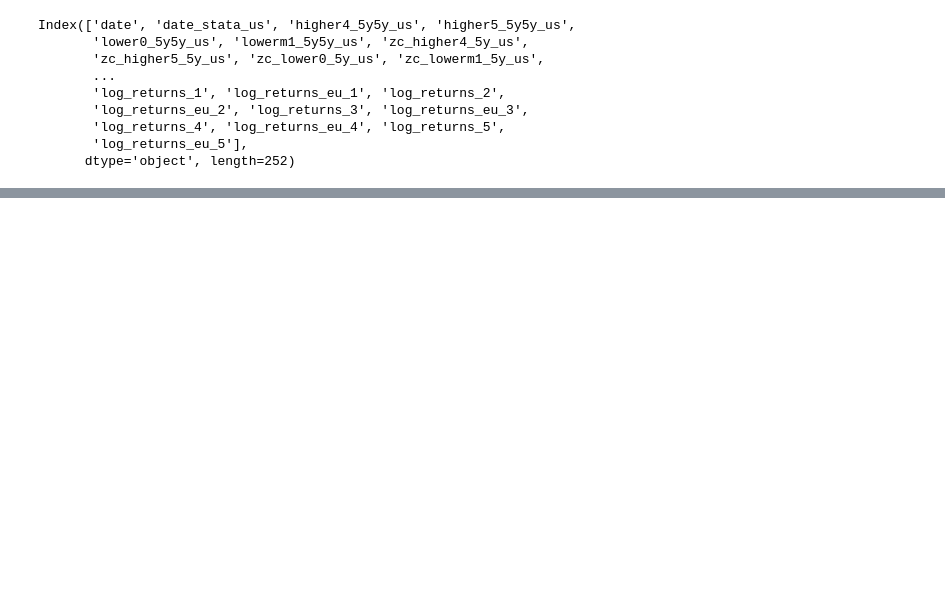
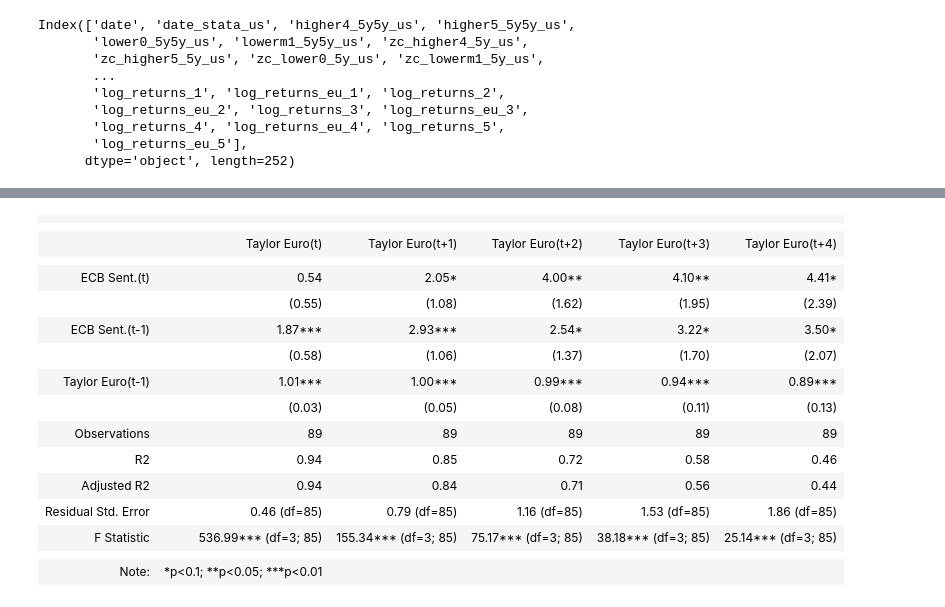
Before and after one commit to KyleNabors/Central-Bank-FinBERT-Analysis, a Jupyter notebook: Sentiment Graphs and Regressions.ipynb, the cells around one changed output, grey strips where cells are left out. Drawn from its saved outputs; the diff is of its cells as text; code cells hidden in the pictures; blank space fills up the shorter version.

```diff
--- a/Sentiment Graphs and Regressions.ipynb
+++ b/Sentiment Graphs and Regressions.ipynb
@@ -2725,0 +925,67 @@ Financial Stress Index Regressed on Fed Minutes Sentiment
+# %%
+# Define the independent variables for each regression
+x = [
+    "taylor_euro_1",
+    "press_conferences",
+    "press_conferences_lag_1",
+]
+
+yvar0 = "taylor_euro_forward_0"
+yvar1 = "taylor_euro_forward_1"
+yvar2 = "taylor_euro_forward_2"
+yvar3 = "taylor_euro_forward_3"
+yvar4 = "taylor_euro_forward_4"
+
+# Prepare the exogenous variables for each regression
+exog0 = sm.add_constant(sentiment[x]).dropna()
+exog1 = sm.add_constant(sentiment[x]).dropna()
+exog2 = sm.add_constant(sentiment[x]).dropna()
+exog3 = sm.add_constant(sentiment[x]).dropna()
+exog4 = sm.add_constant(sentiment[x]).dropna()
+
+# Fit the regression models
+reg0 = sm.OLS(endog=sentiment[yvar0].loc[exog0.index], exog=exog0).fit(cov_type="HC0")
+reg1 = sm.OLS(endog=sentiment[yvar1].loc[exog1.index], exog=exog1).fit(cov_type="HC0")
+reg2 = sm.OLS(endog=sentiment[yvar2].loc[exog2.index], exog=exog2).fit(cov_type="HC0")
+reg3 = sm.OLS(endog=sentiment[yvar3].loc[exog3.index], exog=exog3).fit(cov_type="HC0")
+reg4 = sm.OLS(endog=sentiment[yvar4].loc[exog4.index], exog=exog4).fit(cov_type="HC0")
+
+# Create the Stargazer object
+stargazer = Stargazer([reg0, reg1, reg2, reg3, reg4])
+
+# Customize the Stargazer output
+stargazer.title("Taylor Rule Euro Regressed on FOMC Minute Sentiment")
+stargazer.custom_columns(
+    [
+        "Taylor Euro(t)",
+        "Taylor Euro(t+1)",
+        "Taylor Euro(t+2)",
+        "Taylor Euro(t+3)",
+        "Taylor Euro(t+4)",
+    ]
+)
+stargazer.show_model_numbers(False)
+stargazer.significant_digits(3)
+stargazer.covariate_order(
+    [
+        "press_conferences",
+        "press_conferences_lag_1",
+        "taylor_euro_1",
+    ]
+)
+stargazer.rename_covariates(
+    {
+        "press_conferences": "ECB Sent.(t)",
+        "press_conferences_lag_1": "ECB  Sent.(t-1)",
+        "taylor_euro_1": "Taylor Euro(t-1)",
+    }
+)
+stargazer.significant_digits(2)
+# Display the Stargazer output
+display(HTML(stargazer.render_html()))
+
+# Modify the LaTeX output to remove all \\[-1.8ex]
+latex_output = stargazer.render_latex().replace("\\[-1.8ex]", "")
+latex_output = latex_output.replace("!htbp", "H")
+print(latex_output)
+# %% [output]
@@ -2725,0 +993,17 @@ Financial Stress Index Regressed on Fed Minutes Sentiment
+|  |  |  |  |  |  |
+|  |
+|  | Taylor Euro(t) | Taylor Euro(t+1) | Taylor Euro(t+2) | Taylor Euro(t+3) | Taylor Euro(t+4) |
+|  |  |  |  |  |  |
+| ECB Sent.(t) | 0.54 | 2.05* | 4.00** | 4.10** | 4.41* |
+|  | (0.55) | (1.08) | (1.62) | (1.95) | (2.39) |
+| ECB Sent.(t-1) | 1.87*** | 2.93*** | 2.54* | 3.22* | 3.50* |
+|  | (0.58) | (1.06) | (1.37) | (1.70) | (2.07) |
+| Taylor Euro(t-1) | 1.01*** | 1.00*** | 0.99*** | 0.94*** | 0.89*** |
+|  | (0.03) | (0.05) | (0.08) | (0.11) | (0.13) |  |  |  |  |  |  |
+| Observations | 89 | 89 | 89 | 89 | 89 |
+| R2 | 0.94 | 0.85 | 0.72 | 0.58 | 0.46 |
+| Adjusted R2 | 0.94 | 0.84 | 0.71 | 0.56 | 0.44 |
+| Residual Std. Error | 0.46 (df=85) | 0.79 (df=85) | 1.16 (df=85) | 1.53 (df=85) | 1.86 (df=85) |
+| F Statistic | 536.99*** (df=3; 85) | 155.34*** (df=3; 85) | 75.17*** (df=3; 85) | 38.18*** (df=3; 85) | 25.14*** (df=3; 85) |
+|  |  |  |  |  |  |
+| Note: | *p<0.1; **p<0.05; ***p<0.01 |  |  |  |  |
```
Also changed, not shown: parts of 53 cells of this notebook, 3 other files.
